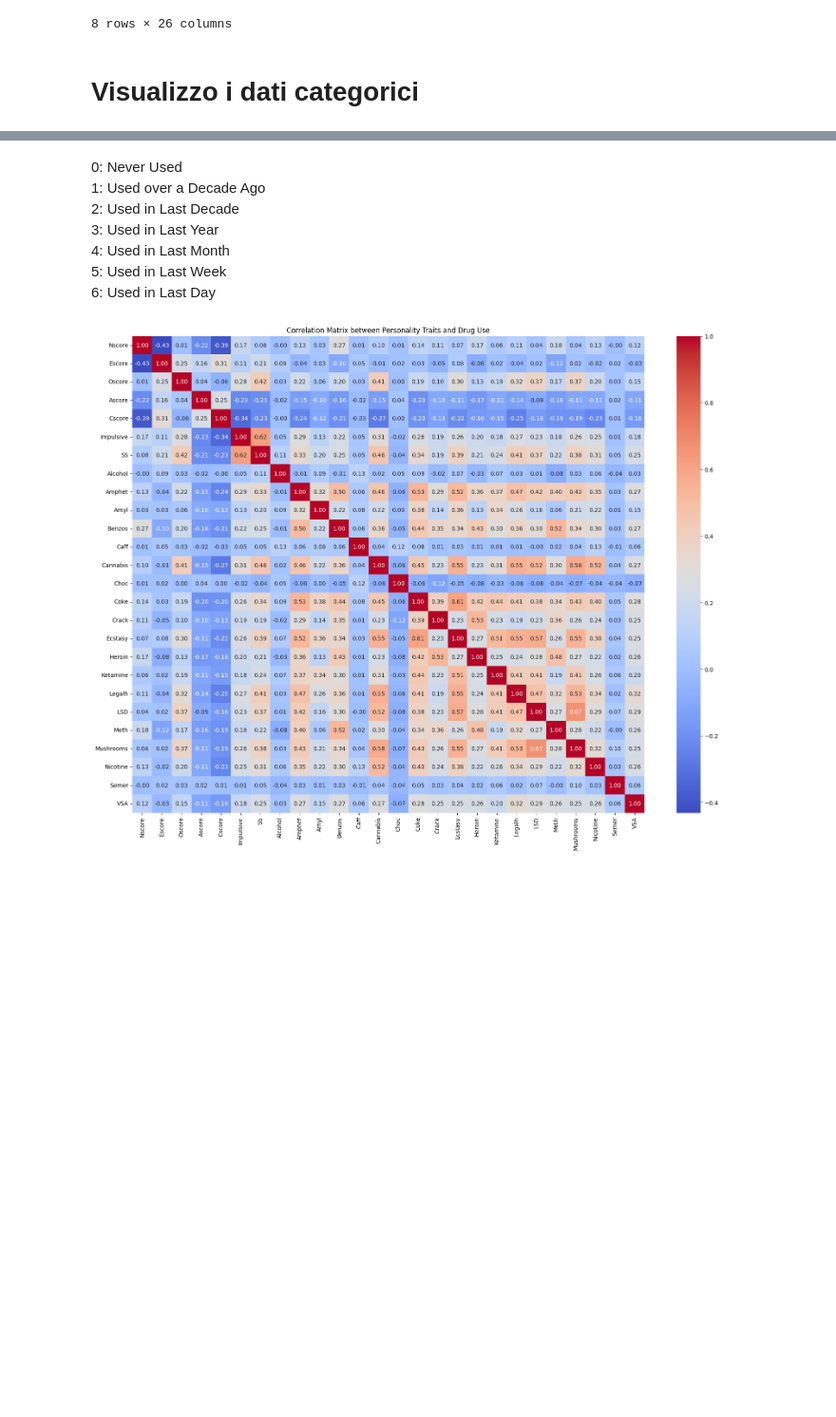
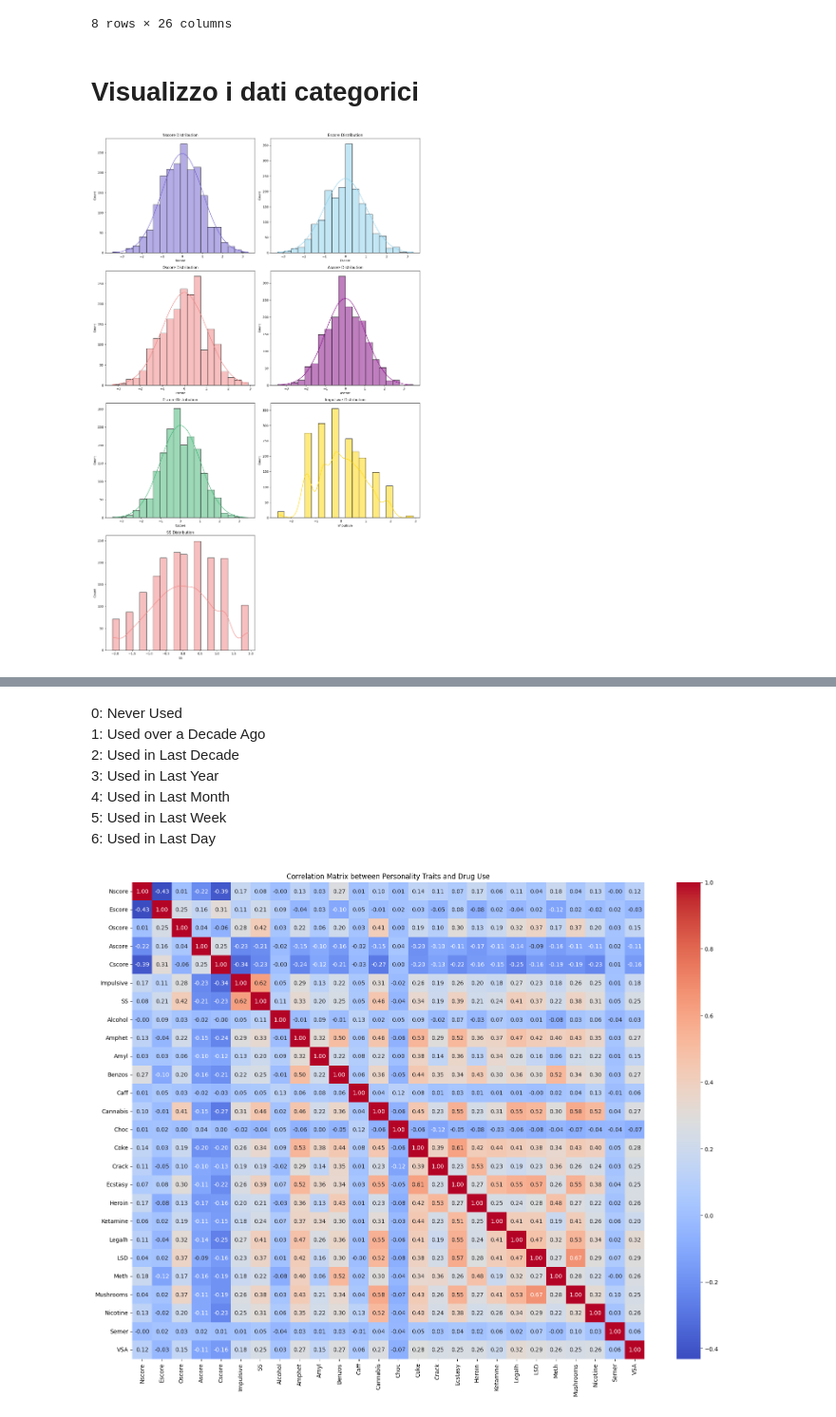
Before and after one commit to LosaLosSantos/Social-Research-Project, a Jupyter notebook: analysis.ipynb, the cells around one changed output, grey strips where cells are left out. Shown at 95% size. Drawn from its saved outputs; the diff is of its cells as text; code cells hidden in the pictures; blank space fills up the shorter version.

```diff
--- a/analysis.ipynb
+++ b/analysis.ipynb
@@ -223,6 +232,55 @@ data.describe()
 8 rows × 26 columns
 # %% [markdown]
 # Visualizzo i dati categorici
+# %%
+import matplotlib.pyplot as plt
+import seaborn as sns
+
+# Creazione dei grafici a barre per i tratti caratteriali
+fig, axs = plt.subplots(4, 2, figsize=(15, 24))
+
+# Grafico a barre per la distribuzione del Nscore
+sns.histplot(data['Nscore'], kde=True, bins=20, ax=axs[0, 0], color='slateblue')
+axs[0, 0].set_title('Nscore Distribution')
+axs[0, 0].set_ylabel('Count')
+
+# Grafico a barre per la distribuzione del Escore
+sns.histplot(data['Escore'], kde=True, bins=20, ax=axs[0, 1], color='skyblue')
+axs[0, 1].set_title('Escore Distribution')
+axs[0, 1].set_ylabel('Count')
+
+# Grafico a barre per la distribuzione del Oscore
+sns.histplot(data['Oscore'], kde=True, bins=20, ax=axs[1, 0], color='lightcoral')
+axs[1, 0].set_title('Oscore Distribution')
+axs[1, 0].set_ylabel('Count')
+
+# Grafico a barre per la distribuzione del Ascore
+sns.histplot(data['Ascore'], kde=True, bins=20, ax=axs[1, 1], color='purple')
+axs[1, 1].set_title('Ascore Distribution')
+axs[1, 1].set_ylabel('Count')
+
+# Grafico a barre per la distribuzione del Cscore
+sns.histplot(data['Cscore'], kde=True, bins=20, ax=axs[2, 0], color='mediumseagreen')
+axs[2, 0].set_title('Cscore Distribution')
+axs[2, 0].set_ylabel('Count')
+
+# Grafico a barre per la distribuzione di Impulsive
+sns.histplot(data['Impulsive'], kde=True, bins=20, ax=axs[2, 1], color='gold')
+axs[2, 1].set_title('Impulsive Distribution')
+axs[2, 1].set_ylabel('Count')
+
+# Grafico a barre per la distribuzione di SS
+sns.histplot(data['SS'], kde=True, bins=20, ax=axs[3, 0], color='lightcoral')
+axs[3, 0].set_title('SS Distribution')
+axs[3, 0].set_ylabel('Count')
+
+# Rimuovere l'ultimo subplot vuoto
+fig.delaxes(axs[3, 1])
+
+plt.tight_layout()
+plt.show()
+# %% [output]
+[figure, added]
 # %%
 fig, axs = plt.subplots(2, 2, figsize=(15, 12))
 
```
Also changed, not shown: parts of 21 cells of this notebook, 1 other file.
